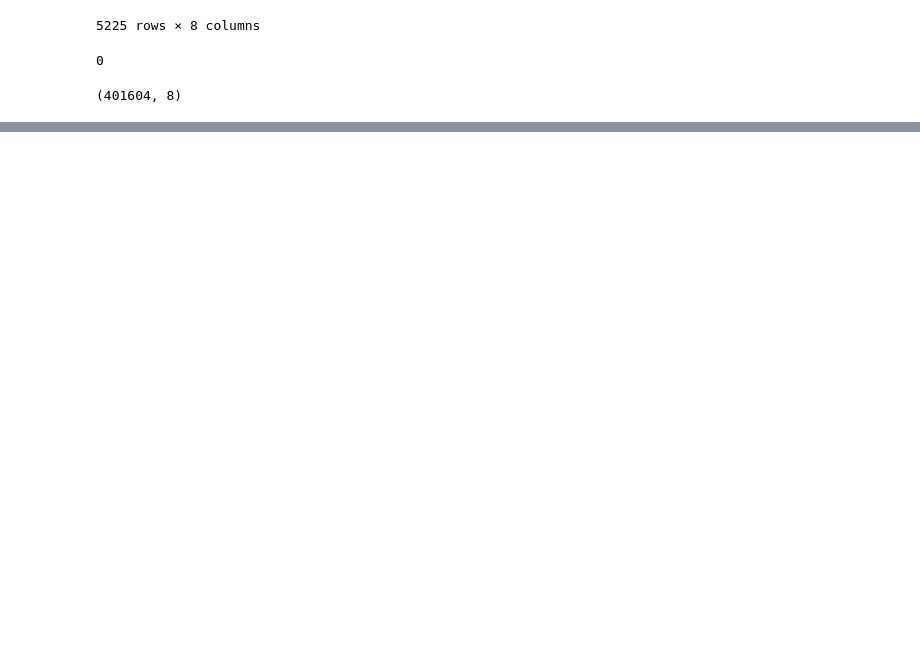
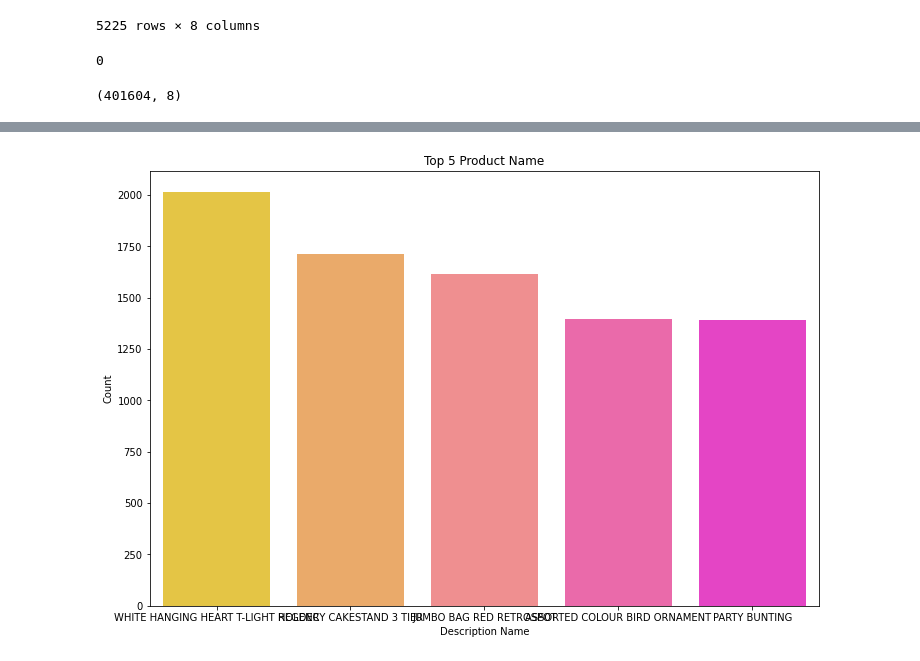
Before and after one commit to Tanushri920/Online-Retail-Customer-Segmentation, a Jupyter notebook: Online_Retail_Customer_Segmentation_Capstone_Project.ipynb, the cells around one changed output, grey strips where cells are left out. Saved outputs shown, nothing was run; the diff lists cells and outputs as text; code cells hidden in the pictures; blank space fills up the shorter version.

```diff
--- a/Online_Retail_Customer_Segmentation_Capstone_Project.ipynb
+++ b/Online_Retail_Customer_Segmentation_Capstone_Project.ipynb
@@ -211,0 +237,11 @@ df.shape
+# %%
+#Converting InvoiceDate columns into date time format
+df["InvoiceDate"] = pd.to_datetime(df["InvoiceDate"], format="%Y-%m-%d %H:%M:%S")
+# %%
+#Creating a new features from Invoicedate
+df['Month']=df['InvoiceDate'].dt.month_name()
+df['Day']=df['InvoiceDate'].dt.day_name()
+df['Hour']=df['InvoiceDate'].dt.hour
+# %%
+#Creating a new feature TotalAmount from product of Quantity and Unitprice
+df['TotalAmount']=df['Quantity']*df['UnitPrice']
@@ -211,0 +256,5 @@ df.shape
+# %%
+Description_data = df['Description'].value_counts().reset_index()
+Description_data.rename(columns = {'index' : 'Description Name'}, inplace = True)
+Description_data.rename(columns = {'Description' : 'Count'}, inplace = True)
+Description_data.head()
@@ -211,0 +277,7 @@ df.shape
+# %%
+#plot top 5 product name
+plt.figure(figsize=(12,8))
+plt.title('Top 5 Product Name')
+sns.barplot(x='Description Name',y='Count',data=Description_data[:5], palette='spring_r');
+# %% [output]
+[figure, added]
```
Also changed, not shown: parts of 23 cells of this notebook.
